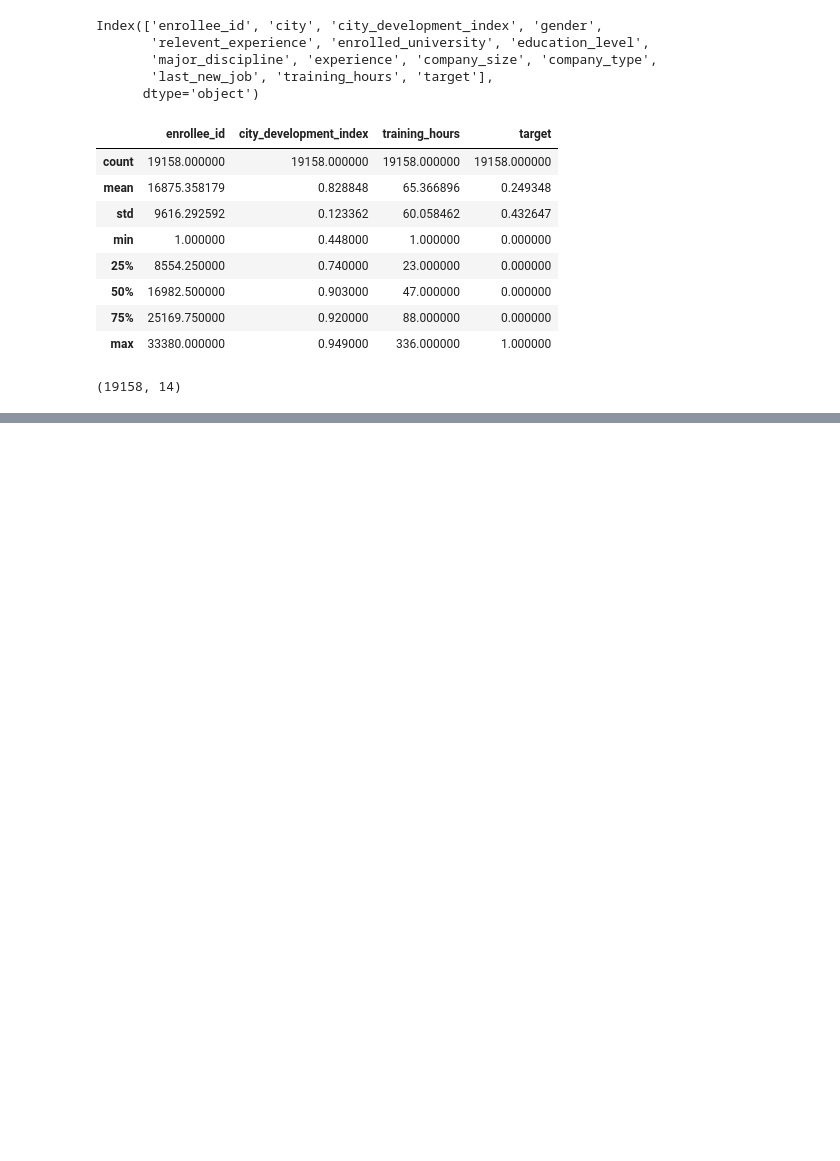
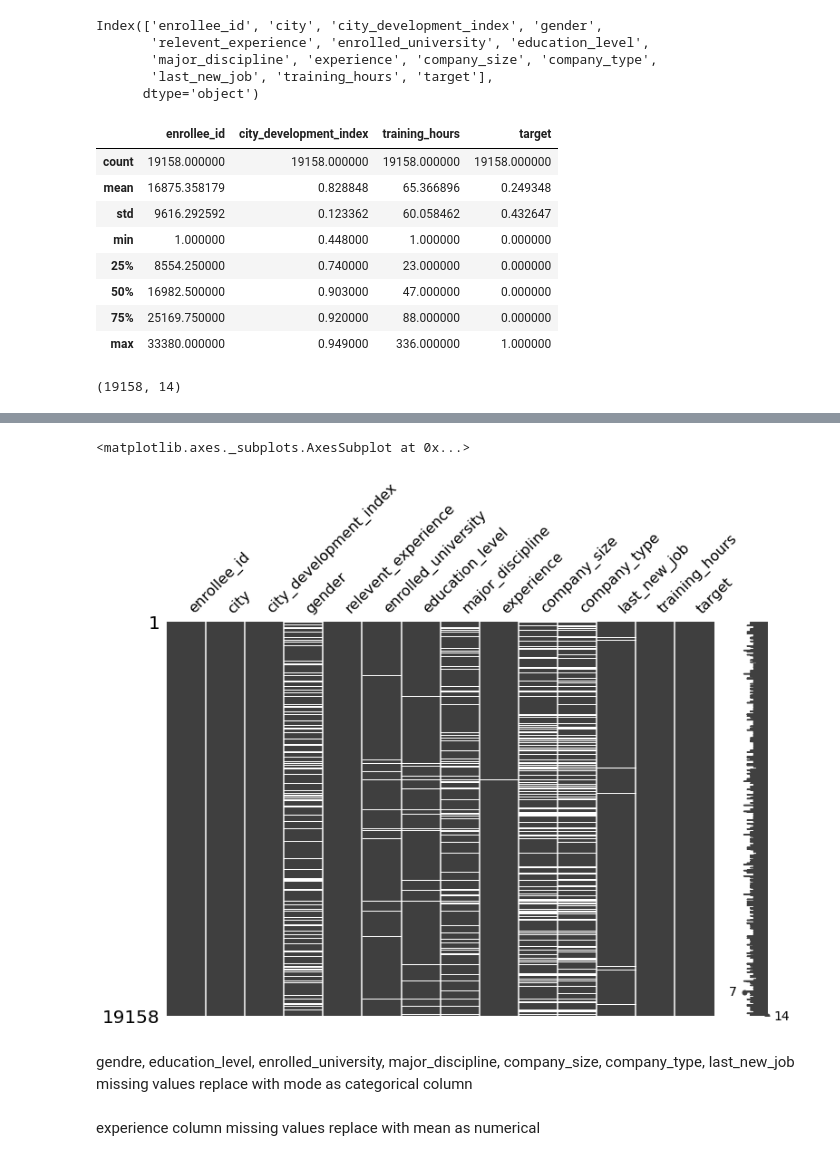
Before and after one commit to arindamdeyofficial/JobChurnInIt, a Jupyter notebook: jobchurnit.ipynb, the cells around one changed output, grey strips where cells are left out. Saved outputs shown, nothing was run; the diff lists cells and outputs as text; code cells hidden in the pictures; blank space fills up the shorter version.

```diff
--- a/jobchurnit.ipynb
+++ b/jobchurnit.ipynb
@@ -78,3 +78,8 @@ df.describe()
 df.shape
 # %% [output]
 (19158, 14)
+# %%
+!pip install missingno
+import missingno
+missingno.matrix(df,figsize=(12,8))
+# %% [output]
@@ -80,0 +98,6 @@ df.shape
+<matplotlib.axes._subplots.AxesSubplot at 0x...>
+[figure, added]
+# %% [markdown]
+gendre, education_level, enrolled_university, major_discipline, company_size, company_type, last_new_job missing values replace with mode as categorical column
+# %% [markdown]
+experience column missing values replace with mean as numerical
```
Also changed, not shown: parts of 37 cells of this notebook.
